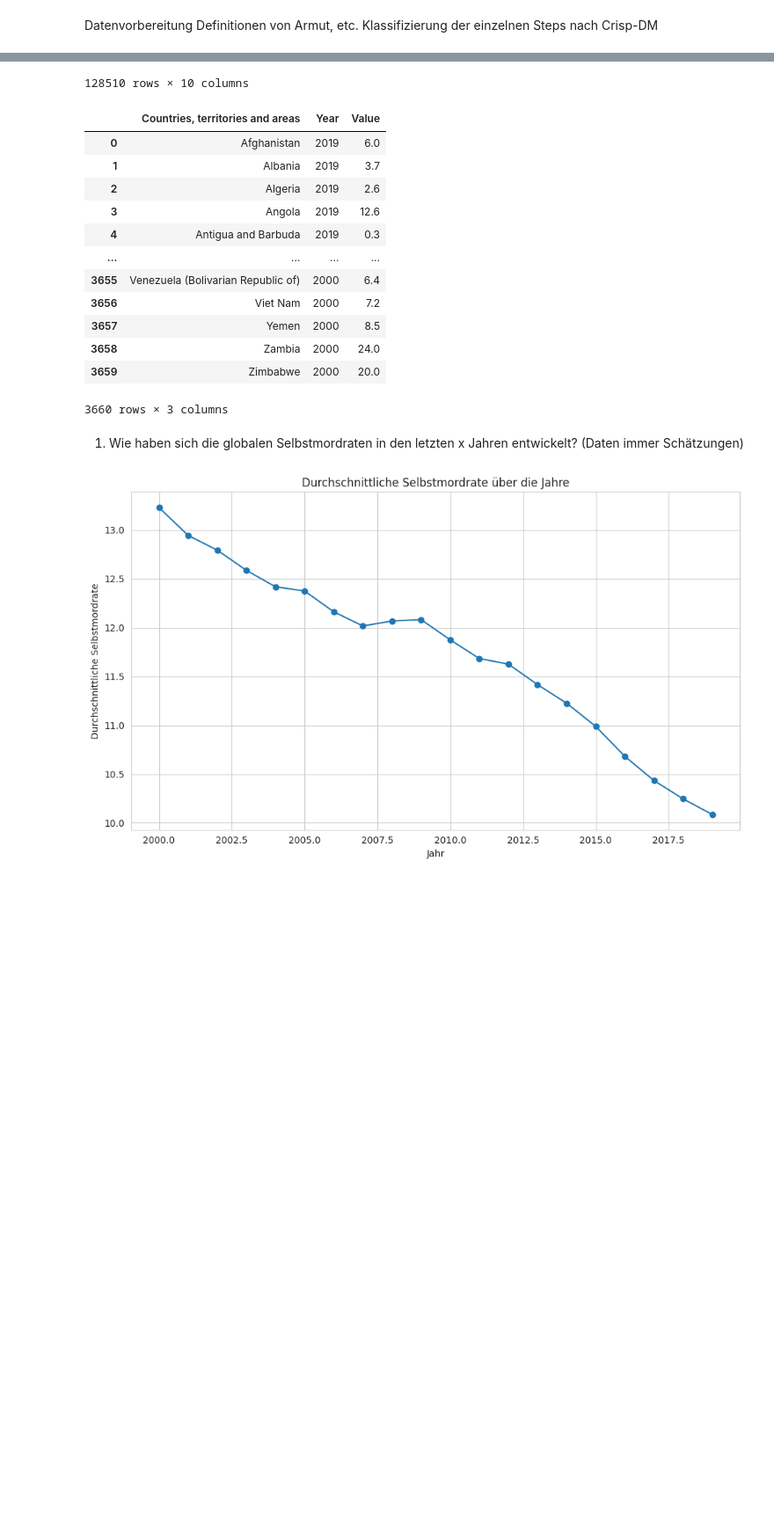
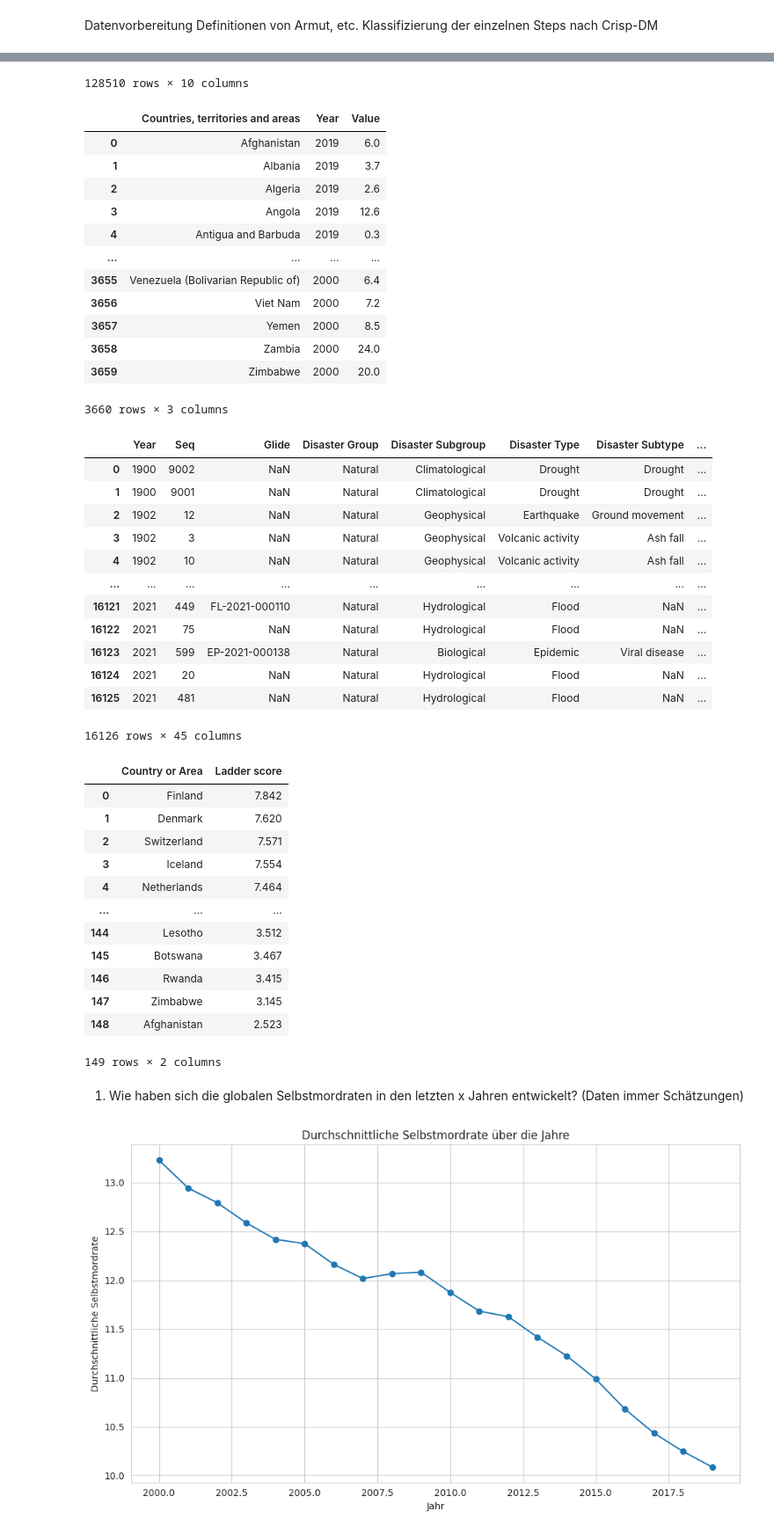
Before and after one commit to DataScience-DHBWKA/Human-Development-Qlik-vs-Python-Gruppe-8, a Jupyter notebook: notebooks/fragen.ipynb, the cells around one changed output, grey strips where cells are left out. Shown at 88% size. Saved outputs shown, nothing was run; the diff lists cells and outputs as text; code cells hidden in the pictures; blank space fills up the shorter version.

```diff
--- a/notebooks/fragen.ipynb
+++ b/notebooks/fragen.ipynb
@@ -18,8 +18,11 @@ suicide_df = pd.read_csv('/home/jakob/Uni/data_visualization/Rastetter-Dietrich-
 natural_disasters_df = pd.DataFrame() # Quelle: https://www.kaggle.com/datasets/brsdincer/all-natural-disasters-19002021-eosdis/code
 natural_disasters_df = pd.read_csv('/home/jakob/Uni/data_visualization/Rastetter-Dietrich-Denig/data/natural_disasters.csv')
 
-WHR2024_df = pd.DataFrame() # Quelle: https://www.kaggle.com/code/divyanshagg27/whi-2024/notebook
-WHR2024_df = pd.read_csv('/home/jakob/Uni/data_visualization/Rastetter-Dietrich-Denig/data/WHR2024.csv')
+WHR2021_df = pd.DataFrame() # Quelle: https://www.kaggle.com/datasets/ajaypalsinghlo/world-happiness-report-2021
+WHR2021_df = pd.read_csv('/home/jakob/Uni/data_visualization/Rastetter-Dietrich-Denig/data/WHR2021.csv')
+WHR2021_df = WHR2021_df[['Country name', 'Ladder score']]
+WHR2021_df.rename(columns={'Country name': 'Country or Area'}, inplace=True)
+WHR2021_df.rename(columns={'Ladder Score': 'Value'}, inplace=True)
 
 
 for column in suicide_df.columns[1:]:
@@ -30,7 +33,7 @@ def process_csv_files(folder_path):
     # Get list of all CSV files in the folder
 
     folder_path = '/home/jakob/Uni/data_visualization/Rastetter-Dietrich-Denig/data'
-    files_to_exclude = ['natural_disasters.csv', 'WHR2024.csv']
+    files_to_exclude = ['natural_disasters.csv', 'WHR2021.csv']
 
 
     file_paths = []
@@ -111,33 +114,61 @@ result_df = process_csv_files(folder_path)
 # Display the result DataFrame
 display(result_df)
 display(suicide_df)
+display(natural_disasters_df)
+display(WHR2021_df)
 # %% [output]
 |  | Country or Area | Year | refugees_origin | total_fertility_rate | school_life_expextancy_ISCED_1-8 | ... |
 | 0 | Afghanistan | 1950 | NaN | 7.2484 | NaN | ... |
 | 1 | Afghanistan | 1951 | NaN | 7.2596 | NaN | ... |
 | 2 | Afghanistan | 1952 | NaN | 7.2601 | NaN | ... |
 | 3 | Afghanistan | 1953 | NaN | 7.2662 | NaN | ... |
 | 4 | Afghanistan | 1954 | NaN | 7.2542 | NaN | ... |
 | ... | ... | ... | ... | ... | ... | ... |
 | 139226 | Zimbabwe | 2096 | NaN | 1.9061 | NaN | ... |
 | 139227 | Zimbabwe | 2097 | NaN | 1.9011 | NaN | ... |
 | 139228 | Zimbabwe | 2098 | NaN | 1.8968 | NaN | ... |
 | 139229 | Zimbabwe | 2099 | NaN | 1.8890 | NaN | ... |
 | 139230 | Zimbabwe | 2100 | NaN | 1.8854 | NaN | ... |
 128510 rows × 10 columns
 |  | Countries, territories and areas | Year | Value |
 | 0 | Afghanistan | 2019 | 6.0 |
 | 1 | Albania | 2019 | 3.7 |
 | 2 | Algeria | 2019 | 2.6 |
 | 3 | Angola | 2019 | 12.6 |
 | 4 | Antigua and Barbuda | 2019 | 0.3 |
 | ... | ... | ... | ... |
 | 3655 | Venezuela (Bolivarian Republic of) | 2000 | 6.4 |
 | 3656 | Viet Nam | 2000 | 7.2 |
 | 3657 | Yemen | 2000 | 8.5 |
 | 3658 | Zambia | 2000 | 24.0 |
 | 3659 | Zimbabwe | 2000 | 20.0 |
 3660 rows × 3 columns
+|  | Year | Seq | Glide | Disaster Group | Disaster Subgroup | Disaster Type | Disaster Subtype | ... |
+| 0 | 1900 | 9002 | NaN | Natural | Climatological | Drought | Drought | ... |
+| 1 | 1900 | 9001 | NaN | Natural | Climatological | Drought | Drought | ... |
+| 2 | 1902 | 12 | NaN | Natural | Geophysical | Earthquake | Ground movement | ... |
+| 3 | 1902 | 3 | NaN | Natural | Geophysical | Volcanic activity | Ash fall | ... |
+| 4 | 1902 | 10 | NaN | Natural | Geophysical | Volcanic activity | Ash fall | ... |
+| ... | ... | ... | ... | ... | ... | ... | ... | ... |
+| 16121 | 2021 | 449 | FL-2021-000110 | Natural | Hydrological | Flood | NaN | ... |
+| 16122 | 2021 | 75 | NaN | Natural | Hydrological | Flood | NaN | ... |
+| 16123 | 2021 | 599 | EP-2021-000138 | Natural | Biological | Epidemic | Viral disease | ... |
+| 16124 | 2021 | 20 | NaN | Natural | Hydrological | Flood | NaN | ... |
+| 16125 | 2021 | 481 | NaN | Natural | Hydrological | Flood | NaN | ... |
+16126 rows × 45 columns
+|  | Country or Area | Ladder score |
+| 0 | Finland | 7.842 |
+| 1 | Denmark | 7.620 |
+| 2 | Switzerland | 7.571 |
+| 3 | Iceland | 7.554 |
+| 4 | Netherlands | 7.464 |
+| ... | ... | ... |
+| 144 | Lesotho | 3.512 |
+| 145 | Botswana | 3.467 |
+| 146 | Rwanda | 3.415 |
+| 147 | Zimbabwe | 3.145 |
+| 148 | Afghanistan | 2.523 |
+149 rows × 2 columns
 # %%
 def visualize_suicide_rates_1(suicide_df): # Calculate average suicide rate across all countries for each year
     average_suicide_rate = suicide_df.groupby('Year')['Value'].mean()
```
Also changed, not shown: parts of 5 cells of this notebook, 3 other files.
